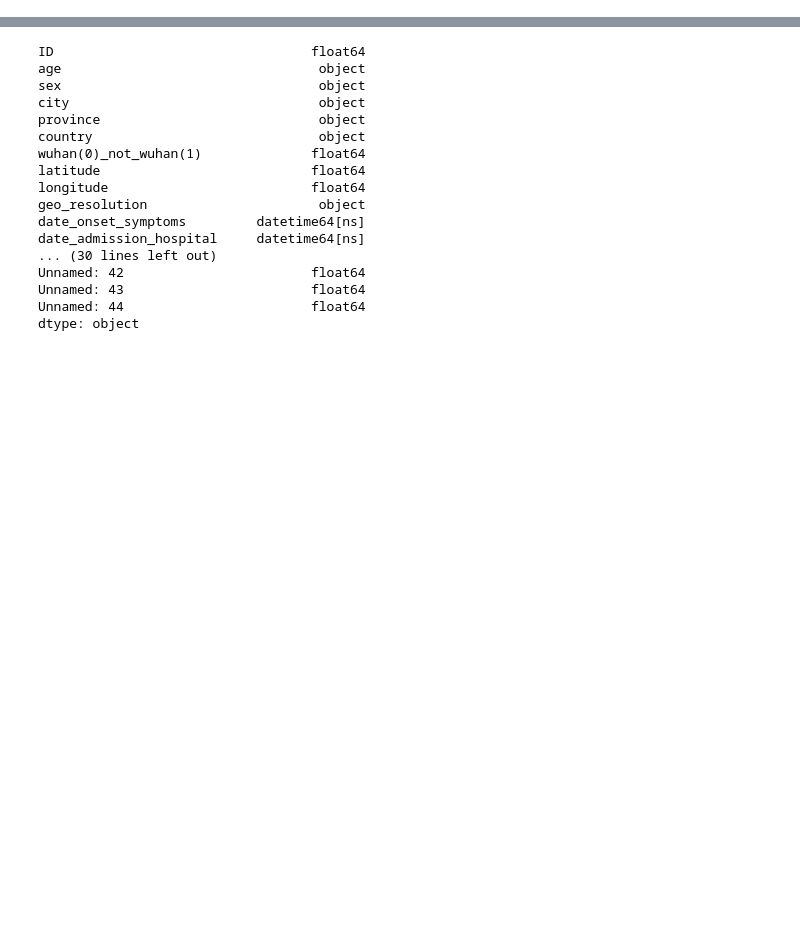
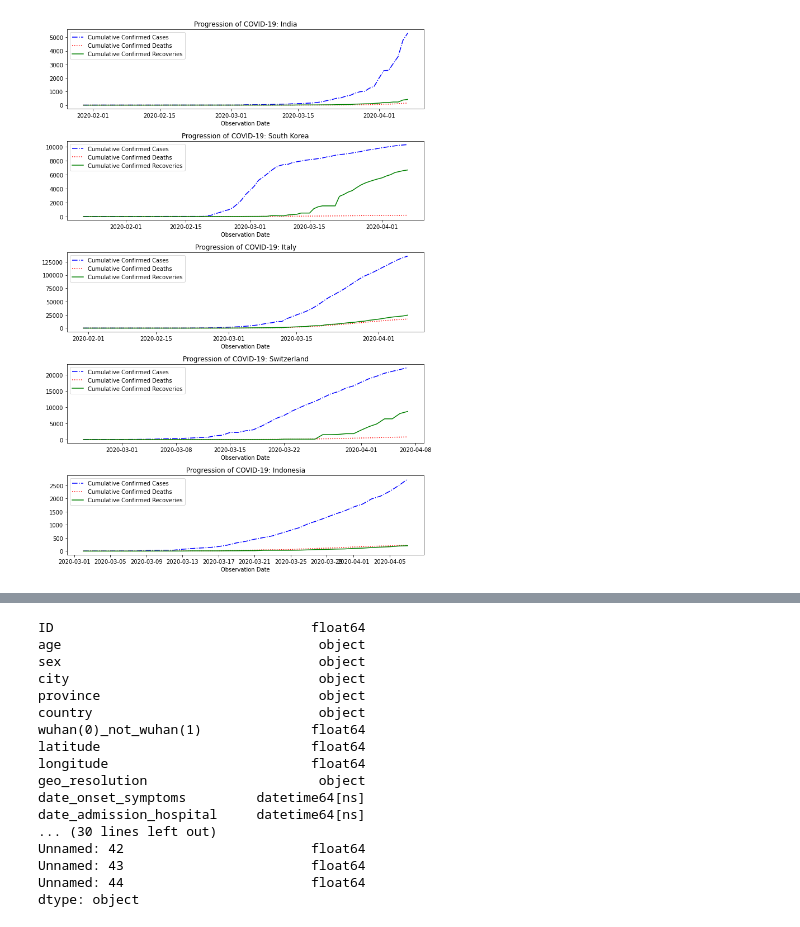
Before and after one commit to abijbart/DS4H_covid19, a Jupyter notebook: exploration_ds4h.ipynb, the cells around one changed output, grey strips where cells are left out. Drawn from its saved outputs; the diff is of its cells as text; code cells hidden in the pictures; blank space fills up the shorter version.

```diff
--- a/exploration_ds4h.ipynb
+++ b/exploration_ds4h.ipynb
@@ -61,0 +90,30 @@ All changes made in this colab session should now be visible in Drive.
+# %%
+ROWS =5
+COLS = 1
+fig, axes = plt.subplots(nrows=ROWS, ncols=COLS, figsize=(10, 14))
+main_countries = [main_india, main_korea, main_italy, main_switzerland, main_indonesia]
+r = 0
+c = 0
+count = 0
+
+for country in main_countries:
+  x = country['ObservationDate']
+  y_confirmed = country['Confirmed']
+  y_deaths = country['Deaths']
+  y_recovered = country['Recovered']
+
+  axes[r,].set_title('Progression of COVID-19: ' + country.iloc[0]['Country/Region'])
+  axes[r,].set_xlabel('Observation Date')
+  axes[r,].plot(x, y_confirmed, c= 'b', ls = '-.', label = 'Cumulative Confirmed Cases')
+  axes[r,].plot(x, y_deaths, c= 'r', ls = ':', label = 'Cumulative Confirmed Deaths')
+  axes[r,].plot(x, y_recovered, c= 'g', ls = '-', label = 'Cumulative Confirmed Recoveries')
+  axes[r,].legend()
+
+  count += 1
+  r = count
+
+
+fig.tight_layout()
+plt.show()
+# %% [output]
+[figure, added]
```
Also changed, not shown: parts of 23 cells of this notebook.
